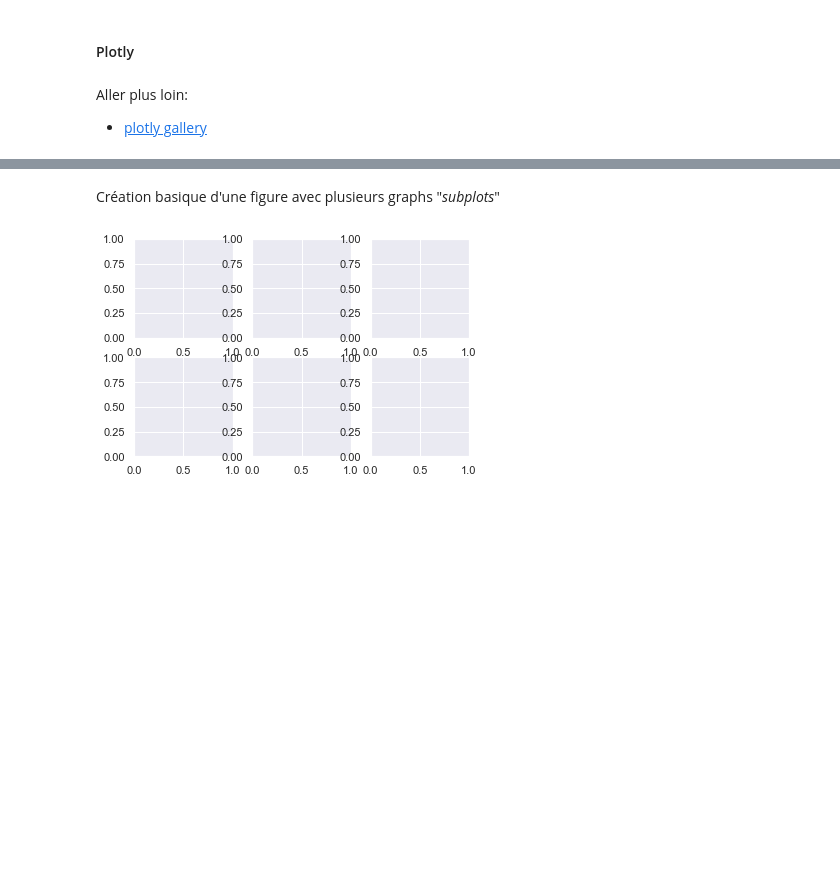
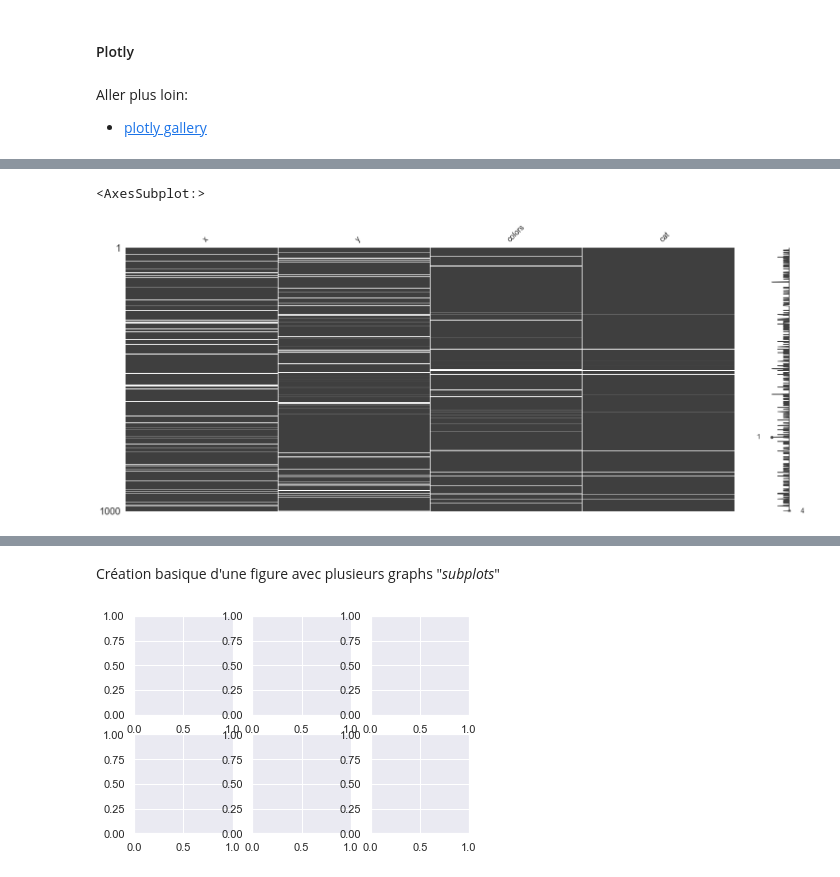
Before and after one commit to AlexisBogroff/data_viz_python_1_day, a Jupyter notebook: src/cours_partie_1.ipynb, the cells around one changed output, grey strips where cells are left out. Saved outputs shown, nothing was run; the diff lists cells and outputs as text; code cells hidden in the pictures; blank space fills up the shorter version.

```diff
--- a/src/cours_partie_1.ipynb
+++ b/src/cours_partie_1.ipynb
@@ -269,0 +259,18 @@ import missingno as msno
+# %%
+df_with_na = df.copy()
+
+# Random
+idx_to_add_na_x = np.random.randint(df.shape[0], size=100)
+
+# Correlated
+idx_to_add_na_colors = np.random.randint(df.shape[0], size=60)
+idx_to_add_na_cat = np.random.choice(idx_to_add_na_colors, size=40)
+# Negatively correlated
+remaining_idx_choices = df_with_na.index.drop(idx_to_add_na_x)
+idx_to_add_na_y = np.random.choice(remaining_idx_choices, size=100)
+
+# Add nans
+df_with_na.loc[idx_to_add_na_y, 'y'] = np.nan
+df_with_na.loc[idx_to_add_na_x, 'x'] = np.nan
+df_with_na.loc[idx_to_add_na_colors, 'colors'] = np.nan
+df_with_na.loc[idx_to_add_na_cat, 'cat'] = np.nan
@@ -269,0 +293,5 @@ import missingno as msno
+# %%
+msno.matrix(df_with_na)
+# %% [output]
+<AxesSubplot:>
+[figure, added]
```
Also changed, not shown: parts of 41 cells of this notebook, 1 other file.
